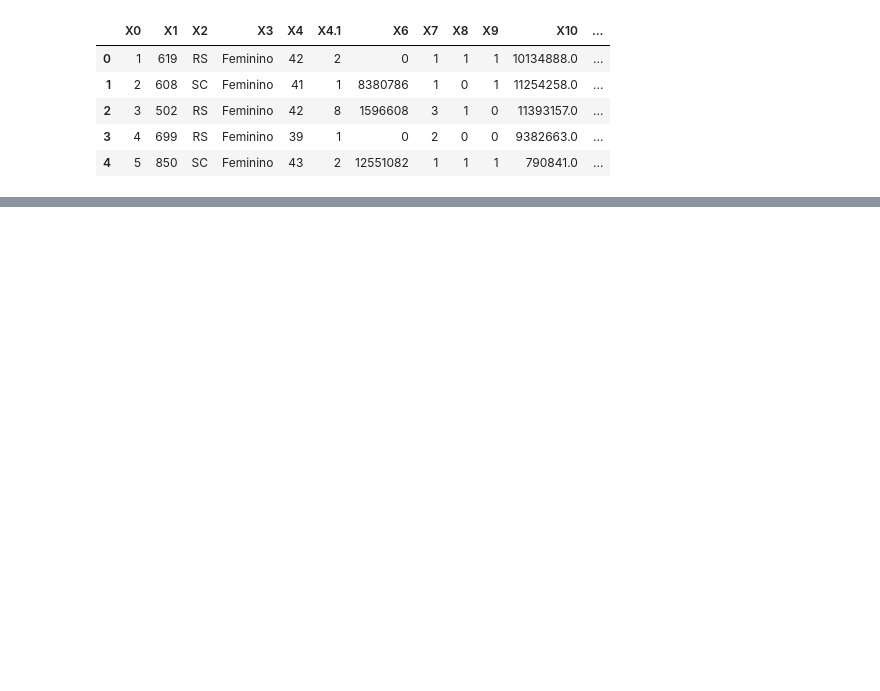
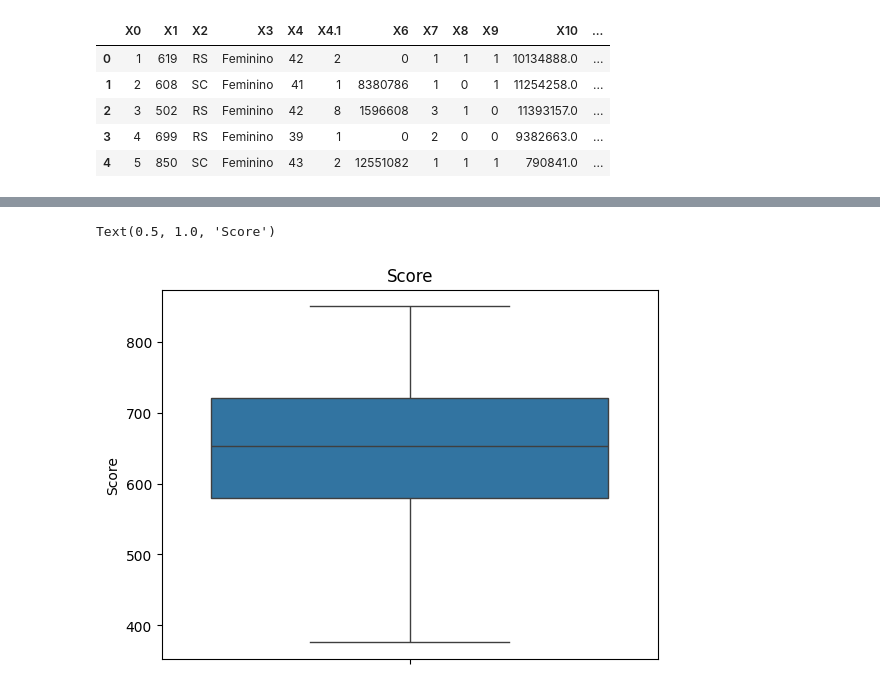
Before and after one commit to katalekoweb/curso-de-ciencia-de-dados, a Jupyter notebook: 10-63-tratamento-de-dados-preparacao.ipynb, the cells around one changed output, grey strips where cells are left out. Cells and saved outputs as stored; diff of their text form; code cells hidden in the pictures; blank space fills up the shorter version.

```diff
--- a/10-63-tratamento-de-dados-preparacao.ipynb
+++ b/10-63-tratamento-de-dados-preparacao.ipynb
@@ -17,0 +96,5 @@ dataset.head()
+# %%
+sbn.boxplot(dataset['Score']).set_title('Score')
+# %% [output]
+Text(0.5, 1.0, 'Score')
+[figure, added]
```
Also changed, not shown: parts of 42 cells of this notebook.
